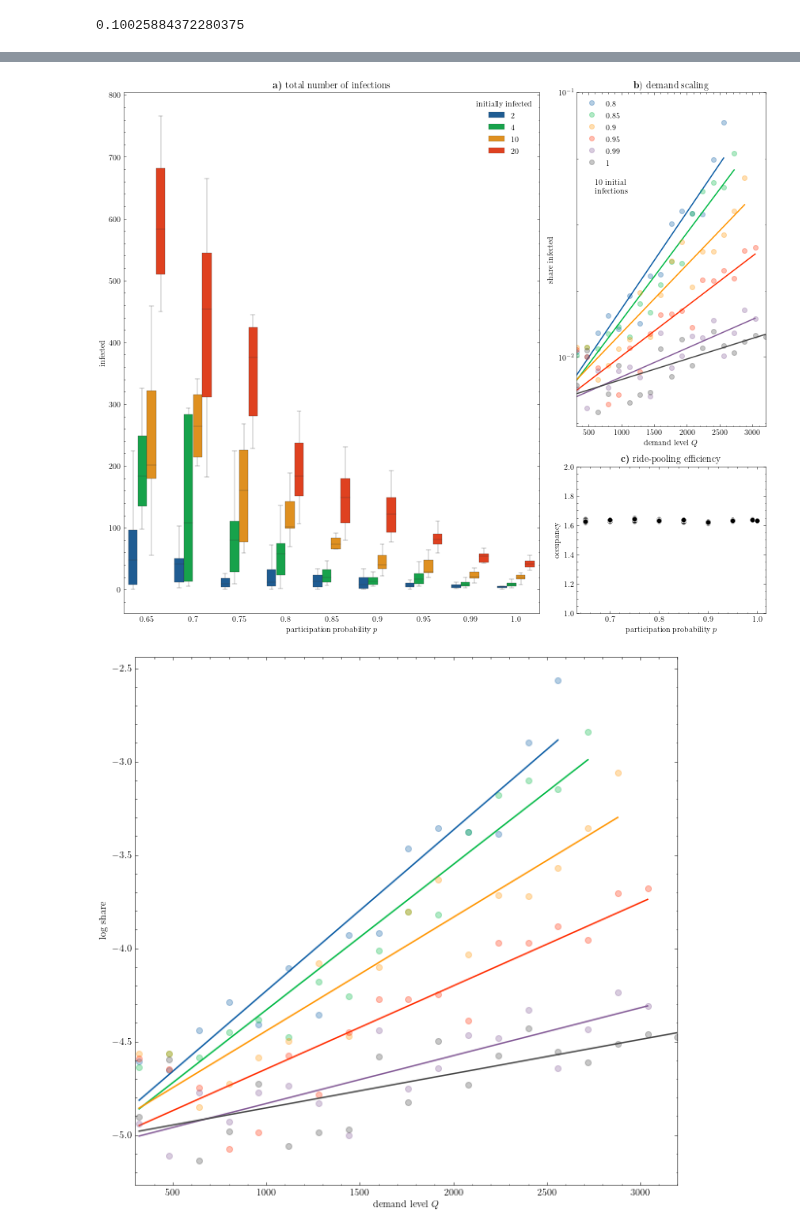
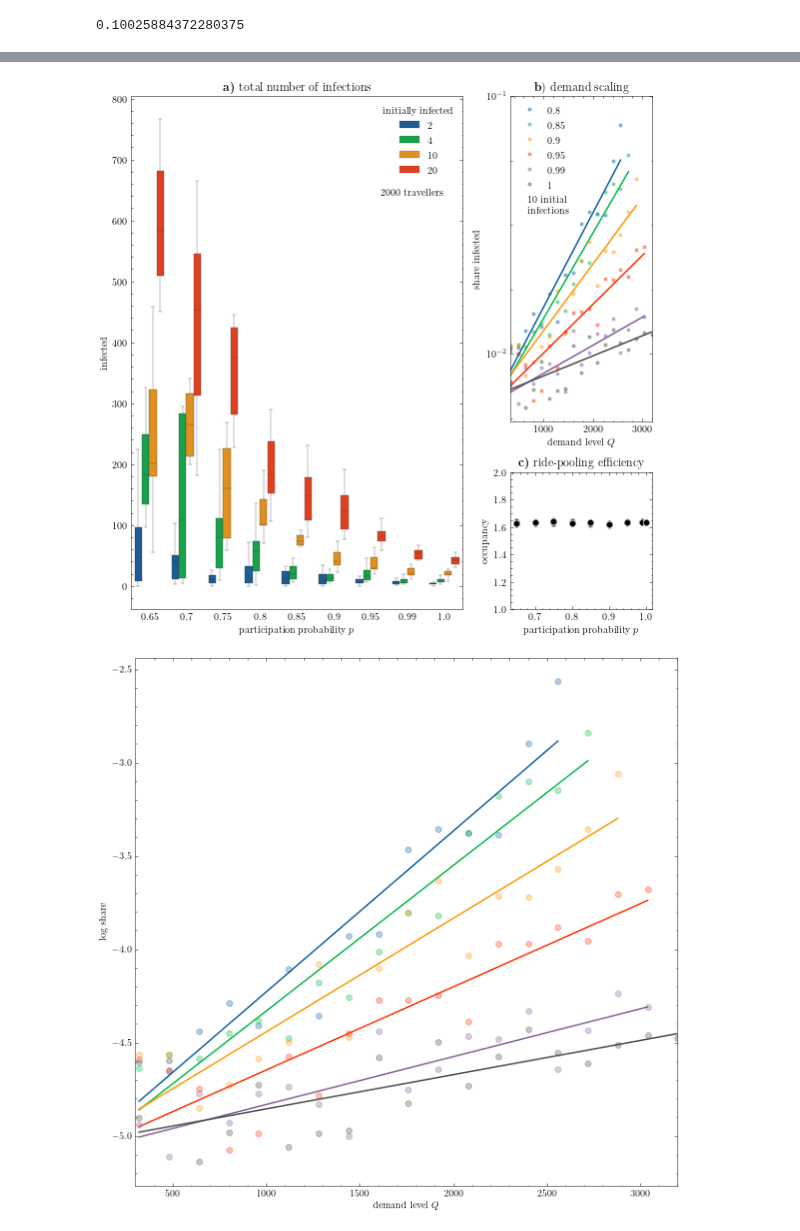
Before and after one commit to RafalKucharskiPK/ExMAS, a Jupyter notebook: ExMAS/spinoffs/corona/02_plots_fits.ipynb, the cells around one changed output, grey strips where cells are left out. Cells and saved outputs as stored; diff of their text form; code cells hidden in the pictures.

Commit message:
corona plots

```diff
--- a/ExMAS/spinoffs/corona/02_plots_fits.ipynb
+++ b/ExMAS/spinoffs/corona/02_plots_fits.ipynb
@@ -155,7 +155,7 @@ q_text = 'demand level $Q$'
 # ax_scalinga = fig.add_subplot(gs1[2, -1])
 # ax_scalingb = fig.add_subplot(gs1[3, -1])
 
-fig = plt.figure(constrained_layout=False, figsize=(12,10))
+fig = plt.figure(constrained_layout=False, figsize=(8,8))
 gs1 = fig.add_gridspec(nrows=6, ncols=3)
 ax_boxes = fig.add_subplot(gs1[:, :-1])
 
@@ -224,7 +224,7 @@ for i,p in enumerate(ps):
     sns.regplot(x = q_text, y = 'log share', color = colors[i],
              ax = ax_demand, data = to_fit, scatter_kws={'s':0, 'alpha':0.4}, ci = 0)
     x_fit = np.linspace(to_fit[q_text].min(),to_fit[q_text].max(),32)
-    ax_demand.plot(x, y, 'ko', label=p, color = colors[i], alpha = 0.3)
+    ax_demand.plot(x, y, 'ko', label=p, color = colors[i], alpha = 0.4, markersize=3)
     #ax.plot(x_fit, func(x_fit, *popt), 'r-', label=p, color = colors[i],alpha = 1, lw = 2)
     #ax.set_yscale('log')
     ax.set_xlim((300,3200))
@@ -247,35 +247,36 @@ ax_boxes.tick_params(
     labelbottom=True) # labels along the bottom edge are off
 
 ax_boxes.set_title(r'\textbf{a)} total number of infections')
+ax_boxes.text(6.27,640,'2000 travellers',rotation=0, fontsize = 10)
 ax_occupancy.set_title(r'\textbf{c)} ride-pooling efficiency')
 ax_demand.set_title(r'\textbf{b}) demand scaling')
-ax_demand.text(600,-3.2,'10 initial \n infections',rotation=0, fontsize = 10)
+ax_demand.text(680,-3.37,'10 initial \n infections',rotation=0, fontsize = 10)
 ax_demand.set_ylabel('share infected')
 ax_demand.set_yticks([-4.654, -2.3])
 ax_demand.get_yaxis().set_ticklabels(['$10^{-2}$','$10^{-1}$'])
 ax_demand.legend()
 #ax_demand.set_ylim((0.007,0.1))
 #ax_demand.set_xlim((700,2500))
 #ax_scalinga.set_title(r'\textbf{d}) exponential fit')
 
 res = [[0.8, 1.1384542014838124, 0.003691279205519823],
        [0.85,0.9072328930464051, 0.004778451691240722],
        [0.9, 0.6904683484610271, 0.00550956044234896],
 [0.95,0.48730032649687577, 0.005699568600636045],
 [0.99,0.26145594104387404, 0.006160707423250162],
        [1           ,  0.18189964831395286, 0.00655140397855600]]
 df = pd.DataFrame(res,columns = [r'participation probability $p$',r'$\alpha$', 'A'])
 
 #sns.regplot(x = r'participation probability $p$',y=r'$\alpha$',data = df, color = 'red', ax = ax_scalinga, ci = None)
 #sns.regplot(x = r'participation probability $p$',y='A',data = df, color = 'red', ax = ax_scalingb, ci = None)
 
 
 plt.tight_layout()
 # plt.savefig('res_1.tiff', dpi = 600)
 plt.savefig('res_1.jpg', dpi = 600)
 # plt.savefig('res_1.pdf', rasterized = True)
 # %% [output]
-[figure, old version]
+[figure, new version]
 # %%
 import numpy as np
 from scipy.optimize import curve_fit
```
